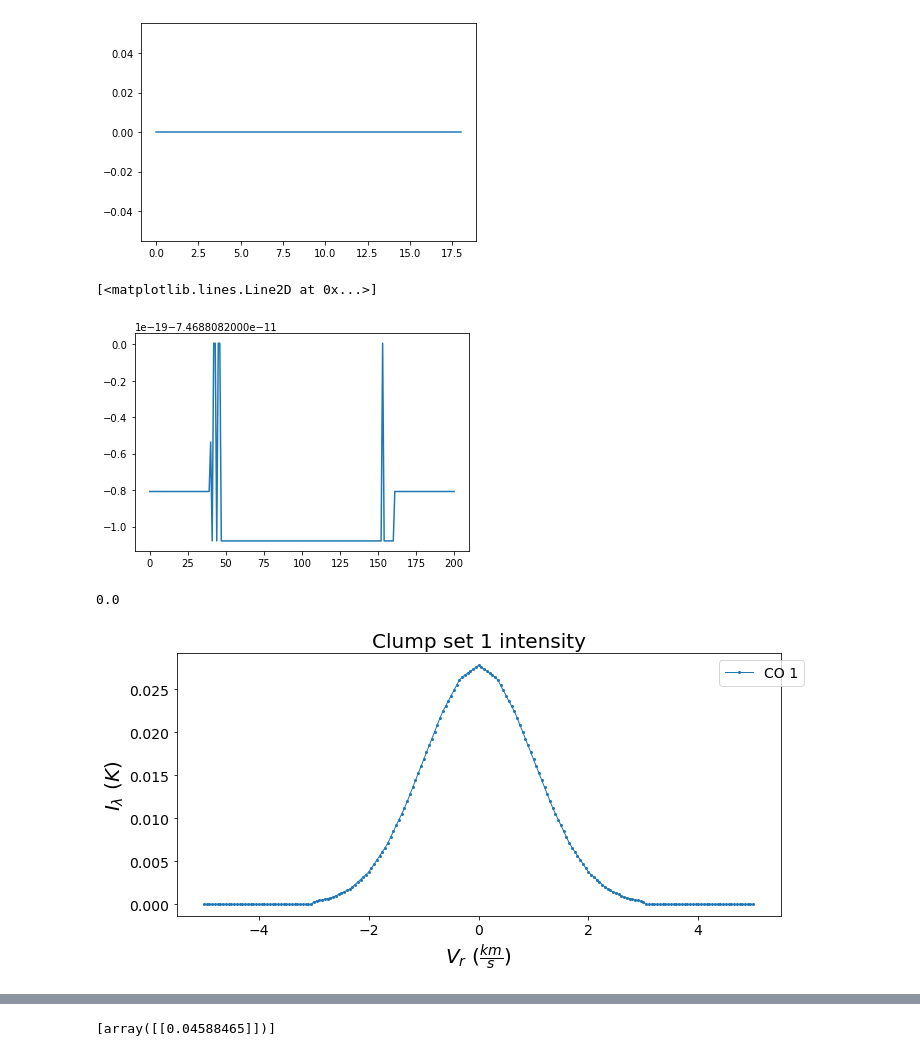
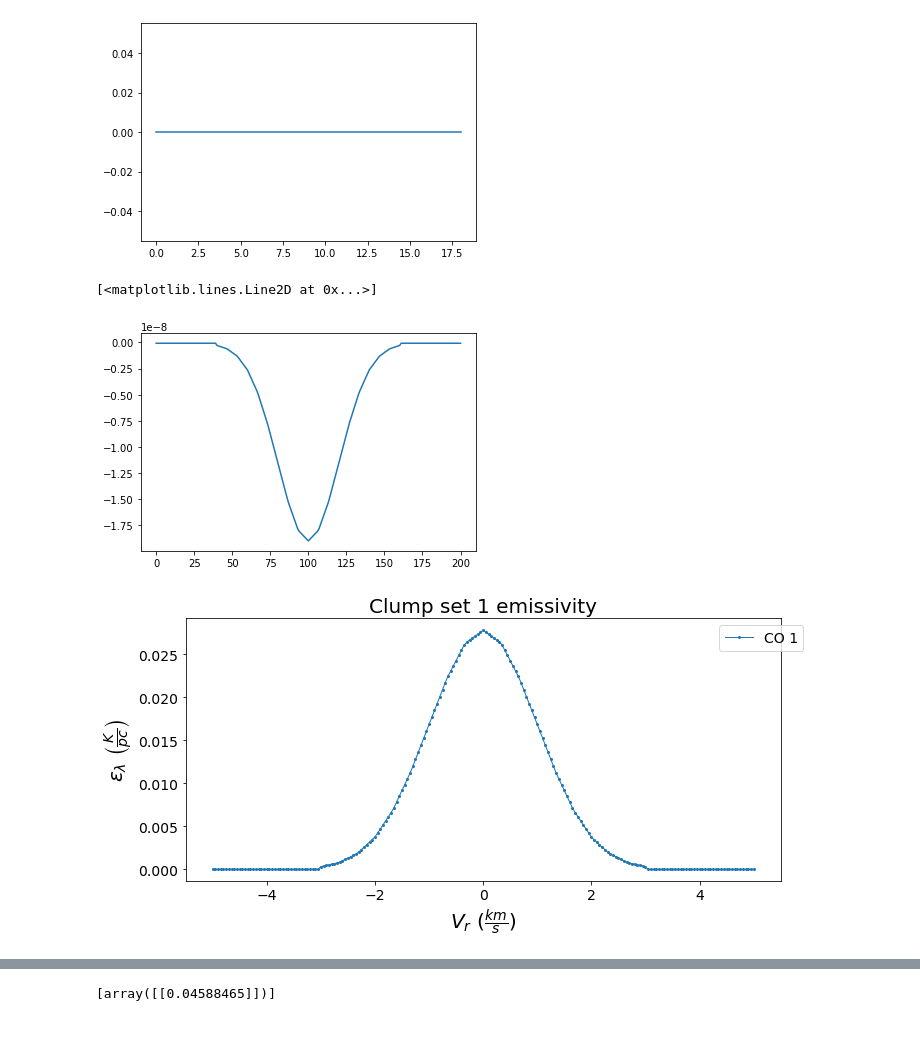
Before and after one commit to CraigYanitski/kosmatau3d, a Jupyter notebook: notebooks/debugging/voxel_debugging.ipynb, the cells around one changed output, grey strips where cells are left out. Cells and saved outputs as stored; diff of their text form; code cells hidden in the pictures.

```diff
--- a/notebooks/debugging/voxel_debugging.ipynb
+++ b/notebooks/debugging/voxel_debugging.ipynb
@@ -92,12 +96,12 @@ t0 = time()
 scalc = [True, True]
 vres = [3, 3]
 mass = [231, 231]
-delta_s = [1, 1]
+delta_s = [1, 0.5]
 voxels = []
 for _ in range(2):
     parameters['suggested_calc'] = scalc[min(1, _)]
     parameters['velocity_resolution'] = vres[min(1, _)]
-    parameters['ensemble_mass'] = np.array([1])*delta_s[_]**3
+    parameters['ensemble_mass'] = np.array([1])*delta_s[_]**2
     parameters['voxel_size'] = delta_s[_]
     parameters['clump_n_max'] = (1,)
     t1 = time()
@@ -182,15 +186,11 @@ plt.plot(old_vox.get_species_intensity(total=False, kind='linear', include_dust=
          - old_vox.get_species_emissivity(total=False, kind='linear', include_dust=True)[0][:, models.species.molecules.index('CO 1')])
 # %% [output]
 [<matplotlib.lines.Line2D at 0x...>]
-[figure, old version]
+[figure, new version]
-# %%
-old_vox.get_species_emissivity(total=False, kind='linear', include_dust=False)[0][:, models.species.molecules.index('CO 1')].min()
-# %% [output]
-0.0
 # %%
-old_vox.plot_molecule(molecule='CO 1', quantity='intensity')
+old_vox.plot_molecule(molecule='CO 1', quantity='emissivity')
 # %% [output]
-[figure, old version]
+[figure, new version]
 # %%
 print(models.ensemble.clumpProbability[0][:, :, 0].T)
 vel = models.ensemble.clumpVelocities[0]
```
Also changed, not shown: parts of 3 cells of this notebook.
